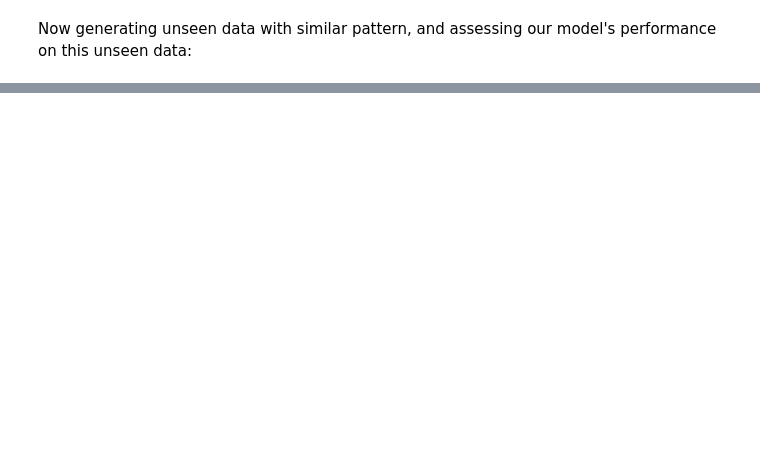
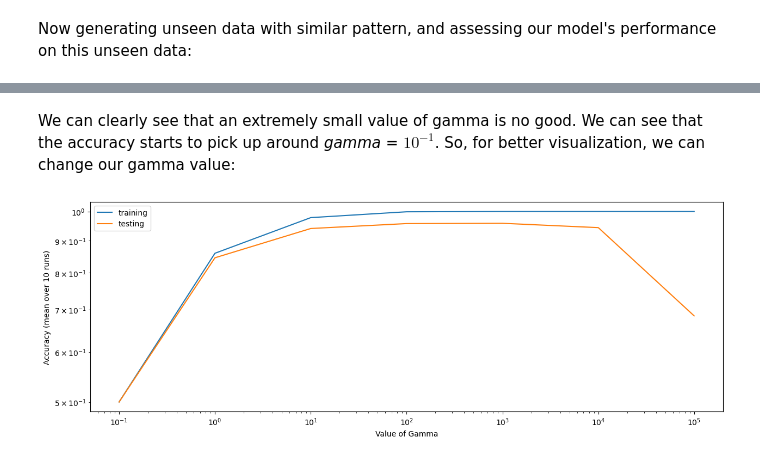
Before and after one commit to dcruzeneil/dcruzeneil.github.io, a Jupyter notebook: posts/kernel-logistic-regression/index.ipynb, the cells around one changed output, grey strips where cells are left out. Cells and saved outputs as stored; diff of their text form; code cells hidden in the pictures; blank space fills up the shorter version.

```diff
--- a/posts/kernel-logistic-regression/index.ipynb
+++ b/posts/kernel-logistic-regression/index.ipynb
@@ -211,0 +244,6 @@ Although, a dramatic example it goes on to show us that choosing a very large va
+# %% [markdown]
+We can clearly see that an extremely small value of gamma is no good. We can see that the accuracy starts to pick up around <i>gamma</i> = $10^{-1}$. So, for better visualization, we can change our gamma value:
+# %%
+performExperiment(make_moons, gamma = [-1, 6])
+# %% [output]
+[figure, added]
```
Also changed, not shown: parts of 22 cells of this notebook, 16 other files.
